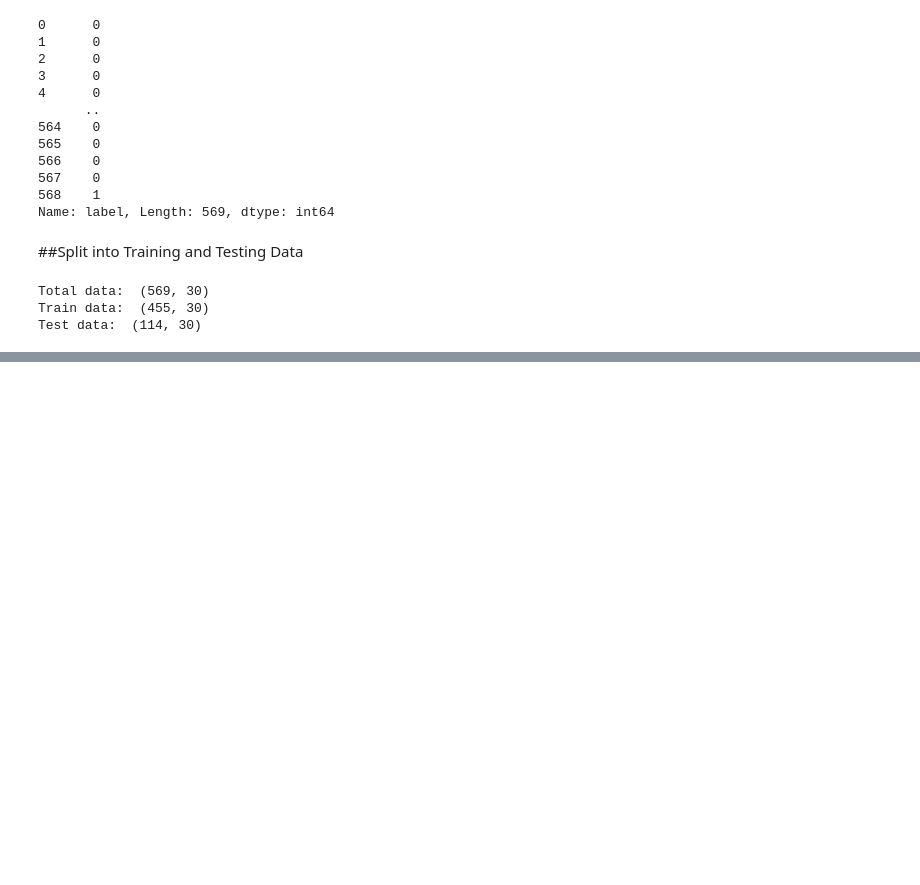
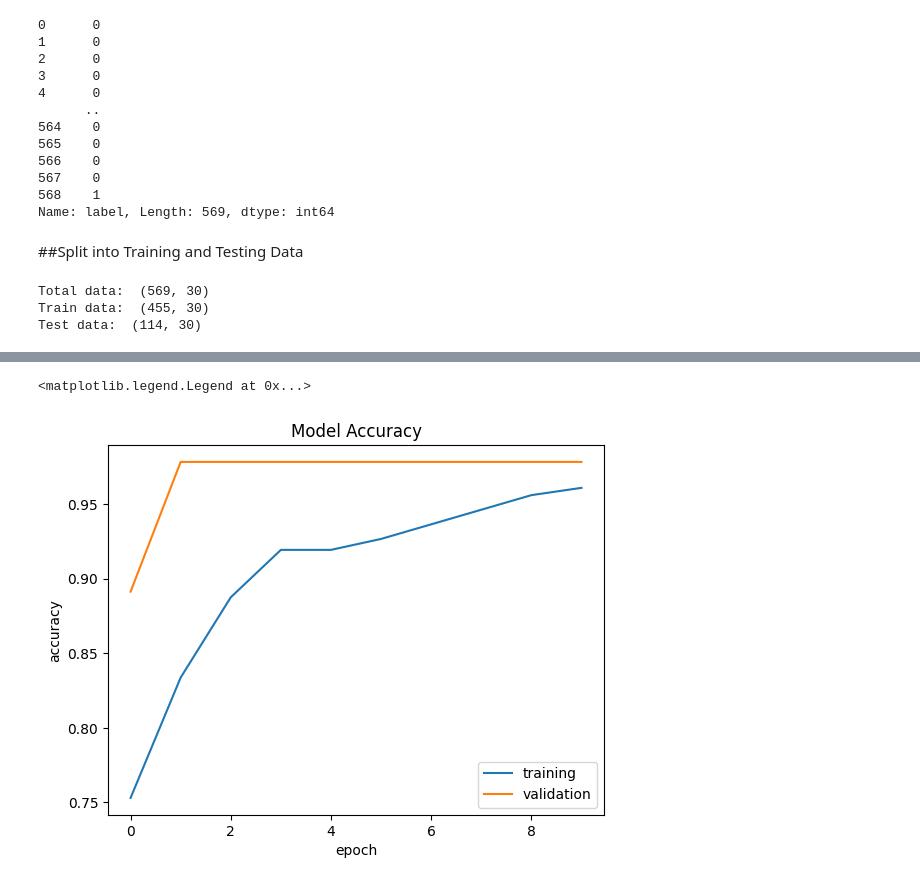
Before and after one commit to sarayumummidi/CancerClassficiationAIModel, a Jupyter notebook: CancerClassificationModel.ipynb, the cells around one changed output, grey strips where cells are left out. Saved outputs shown, nothing was run; the diff lists cells and outputs as text; code cells hidden in the pictures; blank space fills up the shorter version.

Commit message:
Trained and Tested Data

```diff
--- a/CancerClassificationModel.ipynb
+++ b/CancerClassificationModel.ipynb
@@ -234,0 +241,25 @@ Test data:  (114, 30)
+# %%
+#set up layers of neural network
+model = keras.Sequential([
+    keras.layers.Flatten(input_shape = (30,)),
+    keras.layers.Dense(20, activation = 'relu'),
+    keras.layers.Dense(2, activation = "sigmoid")
+])
+#input layer: what size?
+#hidden(second)- tell it what activation function to use(decides what neuron to activate)
+#relu: rectified linear unit (common)
+#output- sigmoid: for classification
+# %%
+# compile the neural network
+
+model.compile(optimizer = "adam",
+              loss = "sparse_categorical_crossentropy",
+              metrics = ["accuracy"])
+
+#optimizer: optimizes the weights we put thru the input layers -> adam generic
+#sparse_categorical_crossentropy - loss function to tell the model to determine its own loss + common one used for classification models
+#accuracy: this metric measures the correctly predicted values
+# %%
+#train the neural network
+
+history = model.fit(X_train, Y_train, validation_split= 0.1, epochs = 10)
@@ -234,0 +287,12 @@ Test data:  (114, 30)
+# %%
+plt.plot(history.history["accuracy"])
+plt.plot(history.history["val_accuracy"])
+
+plt.title("Model Accuracy")
+plt.ylabel("accuracy")
+plt.xlabel("epoch")
+
+plt.legend(["training", "validation"], loc = "lower right")
+# %% [output]
+<matplotlib.legend.Legend at 0x...>
+[figure, added]
```
Also changed, not shown: parts of 14 cells of this notebook.
